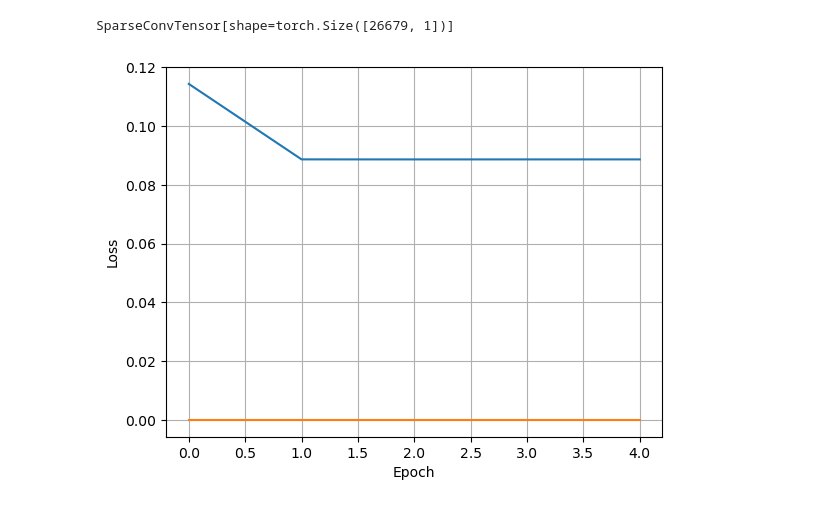
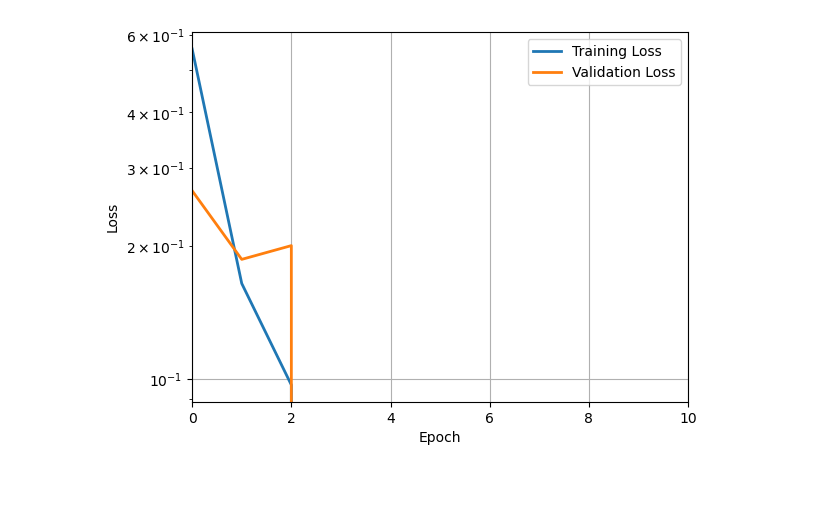
Before and after one commit to simonthor/inss-ml, a Jupyter notebook: explore.ipynb, the cells around one changed output. Saved outputs shown, nothing was run; the diff lists cells and outputs as text; code cells hidden in the pictures.

Commit message:
Fix bugs, retrain, try sclaing the input

```diff
--- a/explore.ipynb
+++ b/explore.ipynb
@@ -152,20 +138,20 @@ class AutoEncoder(nn.Module):
             # TODO maxpooling
             # spconv.SparseMaxPool3d(kernel_size=2, stride=2, padding=0),
             # TODO batch normalization
-            spconv.SparseBatchNorm3d(2),
             nn.ReLU(),
+            spconv.SparseBatchNorm(1),
             spconv.SparseConv3d(1, 1, 3, 2, algo=spconv.ConvAlgo.Native, indice_key="cp2"),
             spconv.SparseConv3d(1, 1, 3, 2, algo=spconv.ConvAlgo.Native, indice_key="cp3"),
             # spconv.SparseMaxPool3d(kernel_size=2, stride=2, padding=0),
-            # nn.BatchNorm3d(1),
             nn.ReLU(),
+            spconv.SparseBatchNorm(1),
         ).to(device)
 
         self.decoder = spconv.SparseSequential(
             spconv.SparseInverseConv3d(1, 1, 3, algo=spconv.ConvAlgo.Native, indice_key="cp3"),
             spconv.SparseInverseConv3d(1, 1, 3, algo=spconv.ConvAlgo.Native, indice_key="cp2"),
-            # nn.BatchNorm3d(1),
             nn.ReLU(),
+            spconv.SparseBatchNorm(1),
             # spconv.SparseMaxPool3d(kernel_size=2, stride=2, padding=0),
             # nn.ReLU(),
             spconv.SparseInverseConv3d(1, 1, 3, algo=spconv.ConvAlgo.Native, indice_key="cp1"),
@@ -181,12 +167,45 @@ class AutoEncoder(nn.Module):
         x = self.decoder(x)
         return x
 
-model = AutoEncoder([767, 767, 767]).to(device)
-
-model.train()
-model(batch_input_feats, batch_input_coords, batch_size=batch_size)
+# model.train()
+# model(batch_input_feats, batch_input_coords, batch_size=batch_size)
-# %% [output]
-SparseConvTensor[shape=torch.Size([26679, 1])]
+# %%
+def compute_validation_output(model, val_truth, val_input_feats, val_input_coords):
+    """Compute the model output for the validation data"""
+    val_batch_size = 100
+
+    val_n_voxels = [len(e) for e in val_truth]
+    val_n_voxels_cumsum = np.cumsum(val_n_voxels)
+
+    preds = []
+
+    for i, batch in enumerate(range(0, len(val_truth), val_batch_size)):
+        voxel_i_lower = 0 if batch == 0 else val_n_voxels_cumsum[batch - 1]
+        voxel_i_upper = val_n_voxels_cumsum[batch + val_batch_size-1] if (batch + val_batch_size-1) < len(val_truth) else val_n_voxels_cumsum[-1]
+        batch_input_feats = val_input_feats[voxel_i_lower:voxel_i_upper]
+        batch_input_coords = val_input_coords[voxel_i_lower:voxel_i_upper].detach().clone()
+
+        # From batch_input_coords, subtract the batch number to make indices start from 0
+        batch_input_coords[:, 0] = batch_input_coords[:, 0] - batch
+        # Defensive: skip if batch_input_coords is empty
+        if batch_input_coords.shape[0] == 0:
+            print("Empty batch. Skip")
+            continue
+
+        # Defensive: check max batch index only if not empty
+        # if batch_input_coords.shape[0] > 0:
+            # assert batch_input_coords[:, 0].max().item() == val_batch_size - 1, batch_input_coords[:, 0].max().item()
+            # assert batch_input_coords[:, 0].min().item() == 0, batch_input_coords[:, 0].min().item()
+
+        model.eval()
+        with torch.no_grad():
+            output_sparse = model(batch_input_feats, batch_input_coords, batch_size=val_batch_size if batch + val_batch_size < len(data) else len(data) - batch)
+
+            preds.append(output_sparse.features)
+
+    preds = torch.cat(preds, dim=0)
+
+    return preds
 # %%
 model = AutoEncoder([767, 767, 767]).to(device)
 
@@ -249,10 +268,13 @@ for epoch in range(n_epochs):  # Example training loop
     # Save a copy of the model every epoch
     torch.save(model.state_dict(), f"model_epoch_{epoch}.pth")
 # %%
-plt.plot(range(n_epochs), loss_per_epoch)
-plt.plot(range(n_epochs), val_loss_per_epoch)
+plt.plot(range(n_epochs), loss_per_epoch, lw=2, label="Training Loss")
+plt.plot(range(n_epochs), val_loss_per_epoch, lw=2, label="Validation Loss")
+plt.xlim(0, 10)
 plt.xlabel("Epoch")
 plt.ylabel("Loss")
 plt.grid()
+plt.legend()
+plt.yscale("log")
 # %% [output]
-[figure, old version]
+[figure, new version]
```
Also changed, not shown: parts of 21 cells of this notebook.
